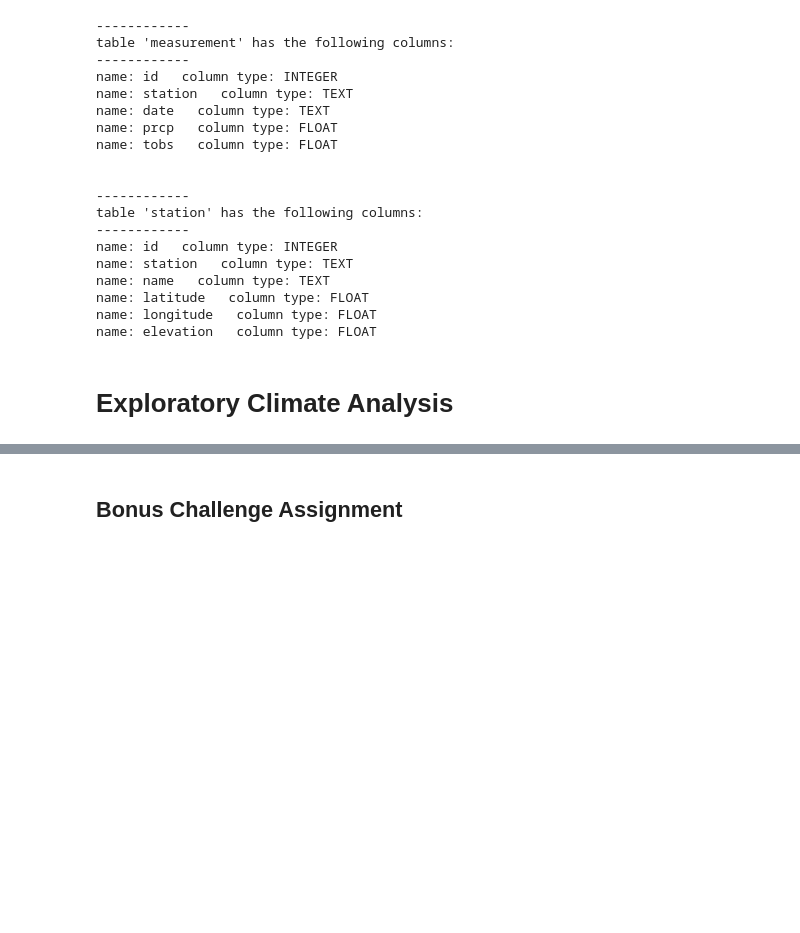
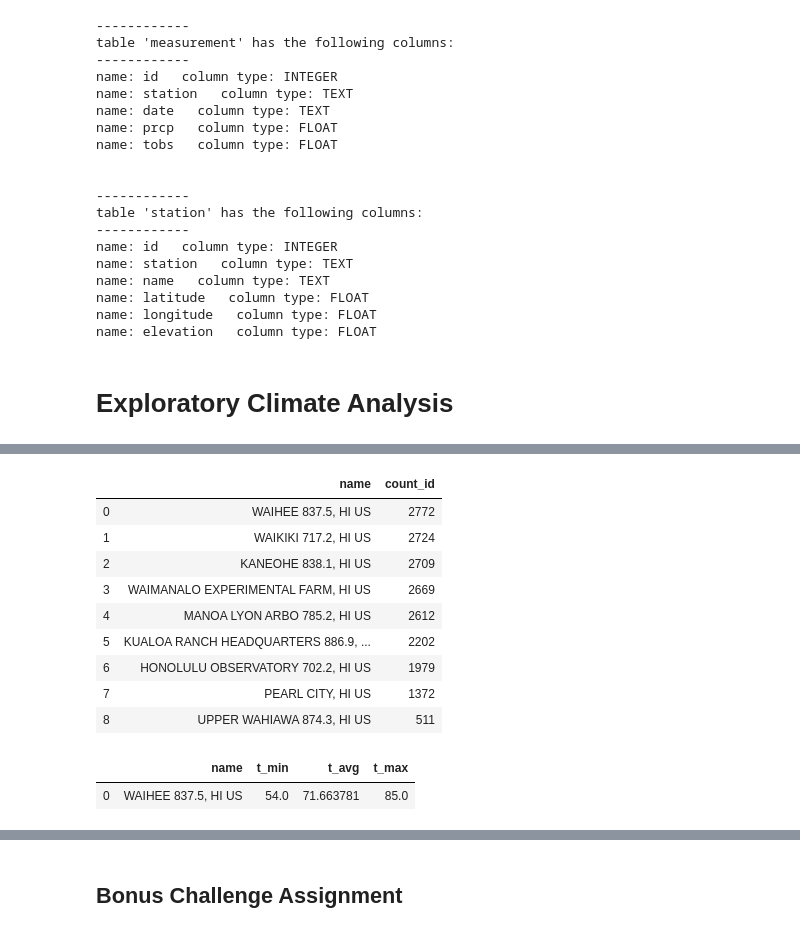
Before and after one commit to florin-vasiliu/sqlalchemy-challenge, a Jupyter notebook: app.ipynb, the cells around one changed output, grey strips where cells are left out. Cells and saved outputs as stored; diff of their text form; code cells hidden in the pictures; blank space fills up the shorter version.

```diff
--- a/app.ipynb
+++ b/app.ipynb
@@ -186,6 +180,38 @@ plt.plot()
 # %%
 # What are the most active stations? (i.e. what stations have the most rows)?
 # List the stations and the counts in descending order.
+qry_station_activity = session \
+    .query(tbl_station.name,func.count(tbl_measurement.id).label('count_id')) \
+    .filter(tbl_station.station==tbl_measurement.station) \
+    .group_by(tbl_station.name) \
+    .order_by(desc('count_id'))
+df_station_activity = pd.read_sql_query(qry_station_activity.statement, session.bind)
+df_station_activity
+# %% [output]
+|  | name | count_id |
+| 0 | WAIHEE 837.5, HI US | 2772 |
+| 1 | WAIKIKI 717.2, HI US | 2724 |
+| 2 | KANEOHE 838.1, HI US | 2709 |
+| 3 | WAIMANALO EXPERIMENTAL FARM, HI US | 2669 |
+| 4 | MANOA LYON ARBO 785.2, HI US | 2612 |
+| 5 | KUALOA RANCH HEADQUARTERS 886.9, ... | 2202 |
+| 6 | HONOLULU OBSERVATORY 702.2, HI US | 1979 |
+| 7 | PEARL CITY, HI US | 1372 |
+| 8 | UPPER WAHIAWA 874.3, HI US | 511 |
 # %%
 # Using the station id from the previous query, calculate the lowest temperature recorded,
 # highest temperature recorded, and average temperature of the most active station?
+qry_Waihee_info = session \
+    .query(
+        tbl_station.name, \
+        func.min(tbl_measurement.tobs).label('t_min'), \
+        func.avg(tbl_measurement.tobs).label('t_avg'), \
+        func.max(tbl_measurement.tobs).label('t_max')) \
+    .filter(and_(
+        tbl_station.station==tbl_measurement.station, \
+        tbl_station.name=="WAIHEE 837.5, HI US")) \
+df_Waihee_info = pd.read_sql_query(qry_Waihee_info.statement, session.bind)
+df_Waihee_info
+# %% [output]
+|  | name | t_min | t_avg | t_max |
+| 0 | WAIHEE 837.5, HI US | 54.0 | 71.663781 | 85.0 |
```
Also changed, not shown: parts of 8 cells of this notebook.
